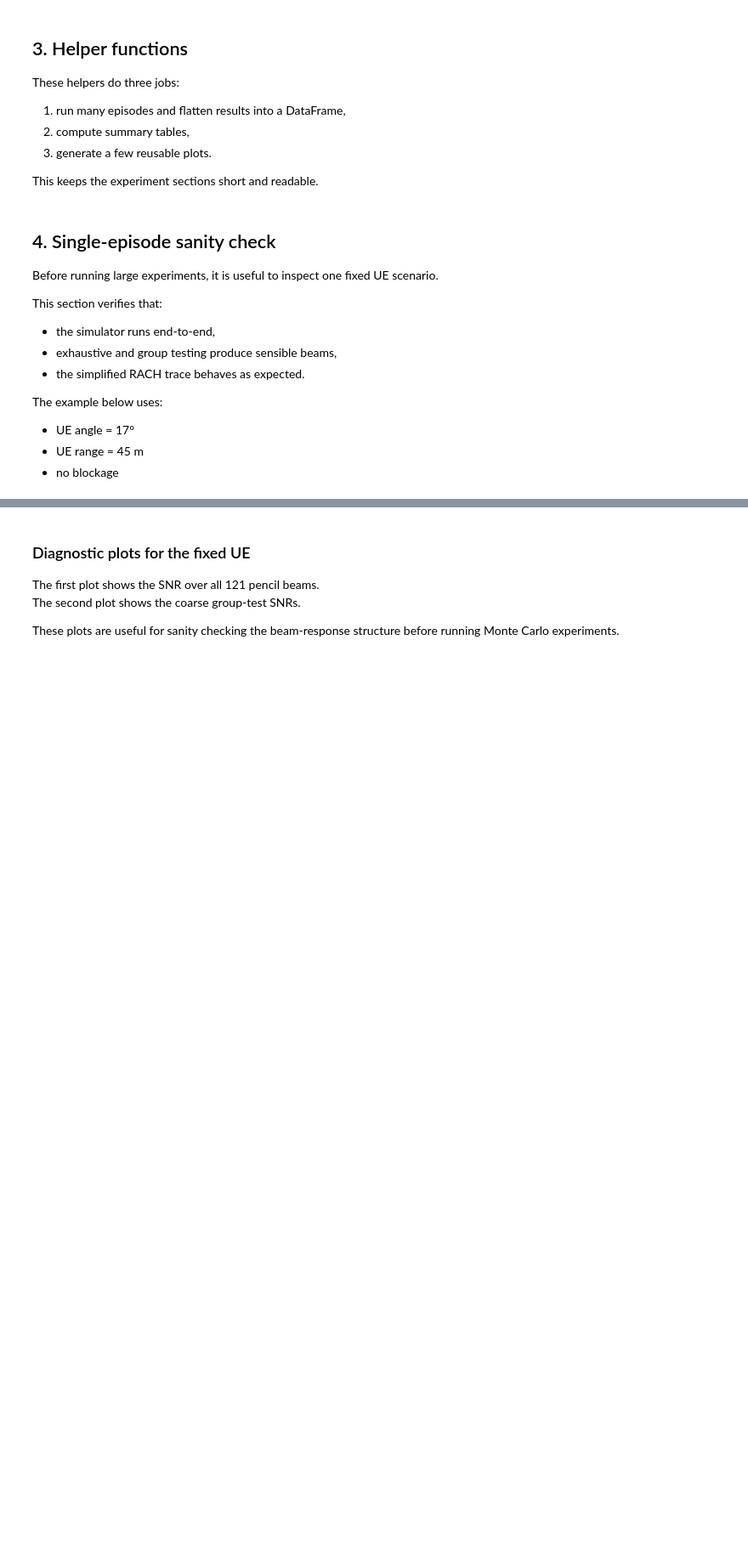
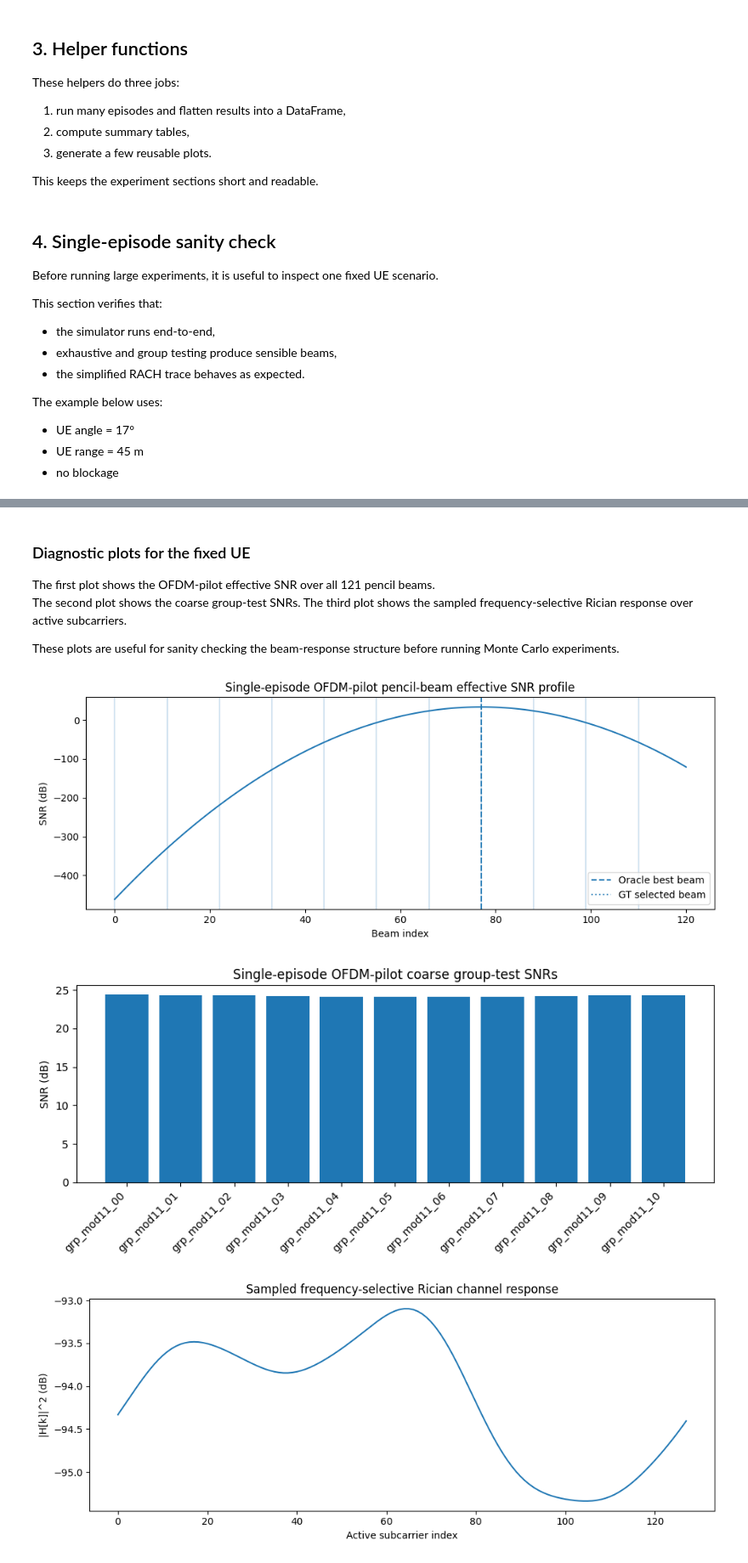
Before and after one commit to narrowendrun/group_testing, a Jupyter notebook: main2.ipynb, the cells around one changed output, grey strips where cells are left out. Shown at 85% size. Saved outputs shown, nothing was run; the diff lists cells and outputs as text; code cells hidden in the pictures; blank space fills up the shorter version.

```diff
--- a/main2.ipynb
+++ b/main2.ipynb
@@ -338,8 +424,9 @@ display(rach_trace_df(ep_gt))
 # %% [markdown]
 ### Diagnostic plots for the fixed UE
 
-The first plot shows the SNR over all 121 pencil beams.
+The first plot shows the OFDM-pilot effective SNR over all 121 pencil beams.
 The second plot shows the coarse group-test SNRs.
+The third plot shows the sampled frequency-selective Rician response over active subcarriers.
 
 These plots are useful for sanity checking the beam-response structure before running Monte Carlo experiments.
 # %%
@@ -349,35 +436,49 @@ fading = channel.sample_fading(rng=rng, range_m=range_m, blocked=blocked)
 ue_fixed = geometry.sample_ue(
     force_theta_deg=theta_deg,
     force_range_m=range_m,
     blocked=blocked,
 )
 
 oracle_snr_db = channel.oracle_pencil_snr_vector_db(ue_fixed, fading=fading)
 coarse_snr_db, group_names = channel.group_snr_vector_db(ue_fixed, fading=fading)
+h_power_db = 10.0 * np.log10(np.maximum(np.abs(fading.frequency_response) ** 2, 1e-300))
 
 fig = plt.figure(figsize=(10, 4))
 ax = fig.add_subplot(1, 1, 1)
 ax.plot(np.arange(len(oracle_snr_db)), oracle_snr_db)
 ax.axvline(ep_ex.oracle_best_beam_index, linestyle="--", label="Oracle best beam")
 ax.axvline(ep_gt.selected_beam_index, linestyle=":", label="GT selected beam")
 for idx in ep_gt.search_result.candidate_indices:
     ax.axvline(idx, alpha=0.2)
 ax.set_xlabel("Beam index")
 ax.set_ylabel("SNR (dB)")
-ax.set_title("Single-episode pencil-beam SNR profile")
+ax.set_title("Single-episode OFDM-pilot pencil-beam effective SNR profile")
 ax.legend()
 plt.tight_layout()
 plt.show()
 
 fig = plt.figure(figsize=(9, 4))
 ax = fig.add_subplot(1, 1, 1)
 ax.bar(np.arange(len(group_names)), coarse_snr_db)
 ax.set_xticks(np.arange(len(group_names)))
 ax.set_xticklabels(group_names, rotation=45, ha="right")
 ax.set_ylabel("SNR (dB)")
-ax.set_title("Single-episode coarse group-test SNRs")
+ax.set_title("Single-episode OFDM-pilot coarse group-test SNRs")
 plt.tight_layout()
 plt.show()
+
+fig = plt.figure(figsize=(10, 4))
+ax = fig.add_subplot(1, 1, 1)
+ax.plot(np.arange(len(h_power_db)), h_power_db)
+ax.set_xlabel("Active subcarrier index")
+ax.set_ylabel("|H[k]|^2 (dB)")
+ax.set_title("Sampled frequency-selective Rician channel response")
+plt.tight_layout()
+plt.show()
+# %% [output]
+[figure, added]
+[figure, added]
+[figure, added]
 # %% [markdown]
 ## 5. Experiment 1: Baseline comparison
 
```
Also changed, not shown: parts of 19 cells of this notebook, 5 other files.
